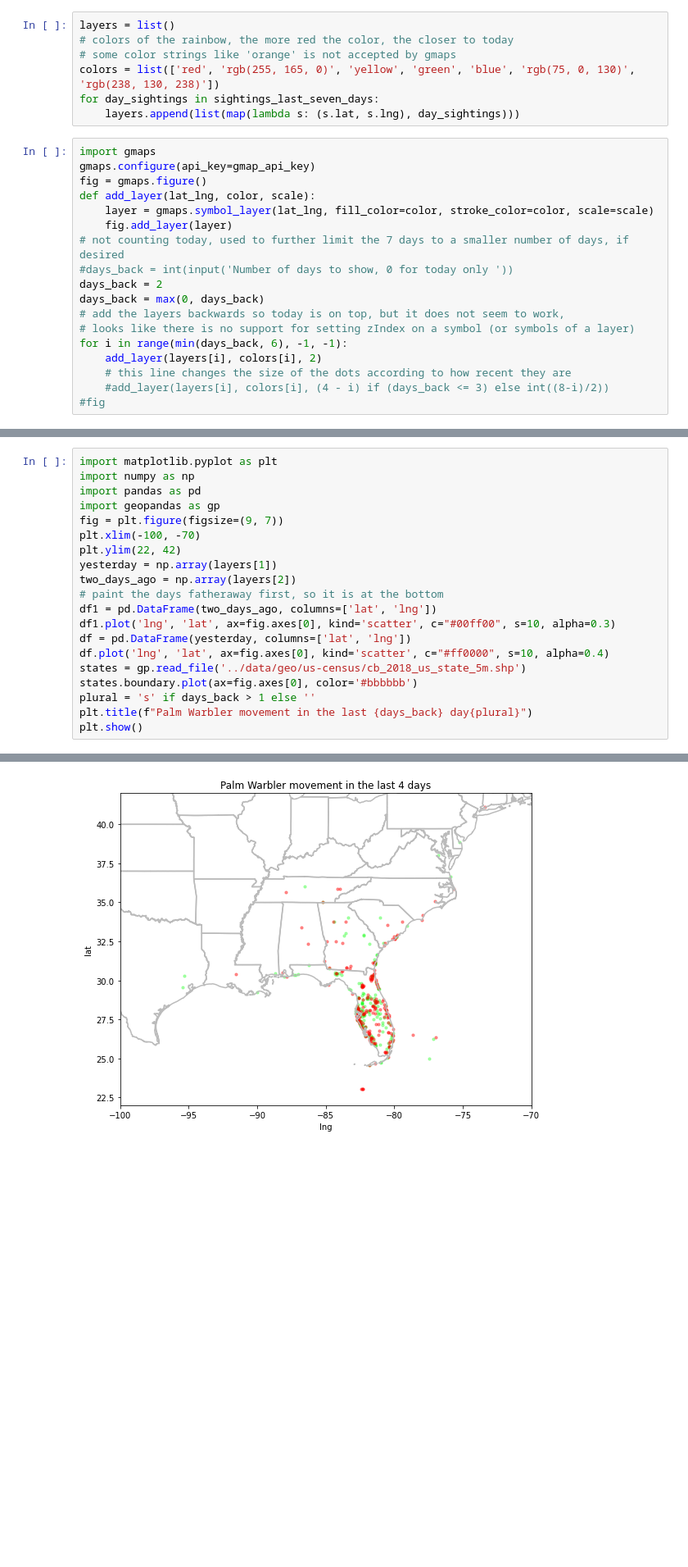
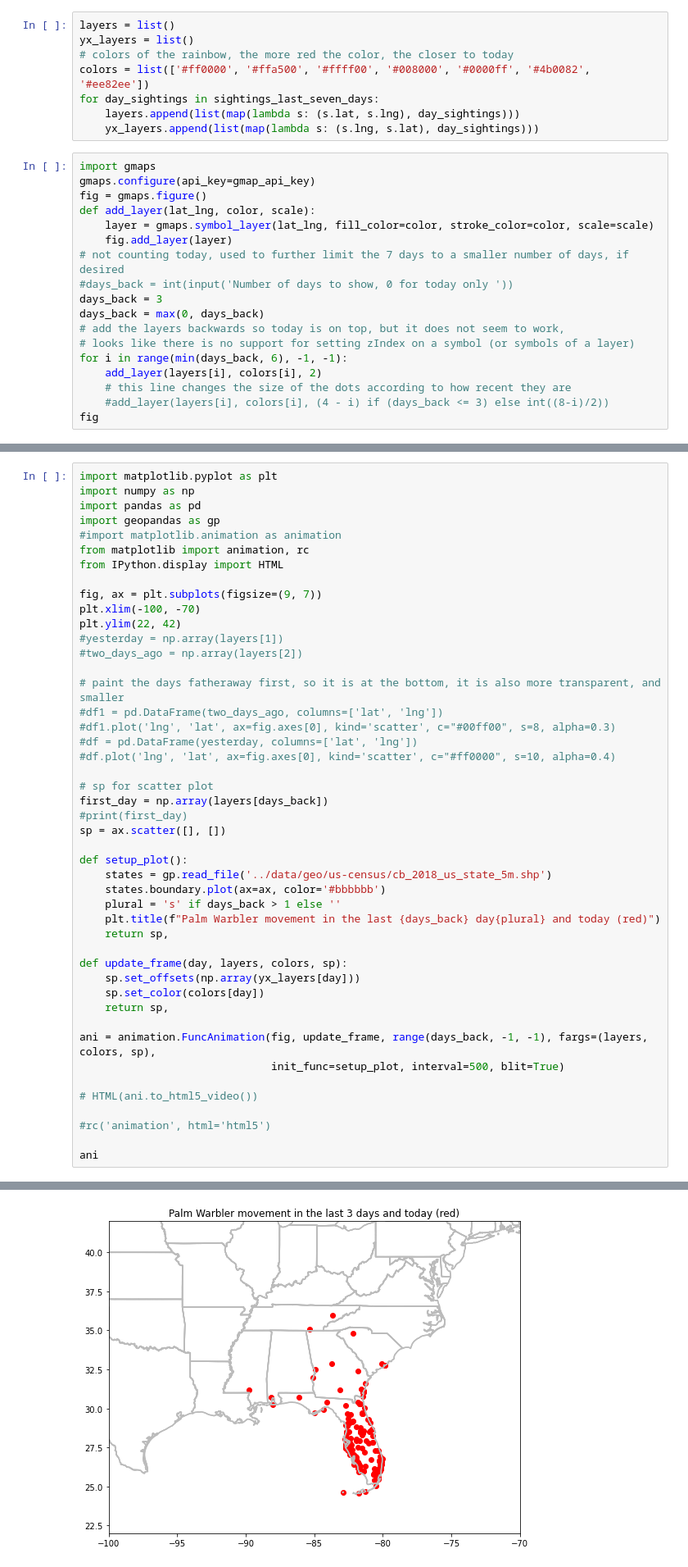
Before and after one commit to chishunkwong/jupyter, a Jupyter notebook: ebird_test.ipynb, the cells around one changed output, grey strips where cells are left out. Shown at 82% size. Cells and saved outputs as stored; diff of their text form; blank space fills up the shorter version.

Commit message:
animation working, but annoying static image still show

```diff
--- a/ebird_test.ipynb
+++ b/ebird_test.ipynb
@@ -33,11 +33,12 @@ for i in range(0, 7):
 #sightings_last_seven_days
 # %%
 layers = list()
+yx_layers = list()
 # colors of the rainbow, the more red the color, the closer to today
-# some color strings like 'orange' is not accepted by gmaps
-colors = list(['red', 'rgb(255, 165, 0)', 'yellow', 'green', 'blue', 'rgb(75, 0, 130)', 'rgb(238, 130, 238)'])
+colors = list(['#ff0000', '#ffa500', '#ffff00', '#008000', '#0000ff', '#4b0082', '#ee82ee'])
 for day_sightings in sightings_last_seven_days:
     layers.append(list(map(lambda s: (s.lat, s.lng), day_sightings)))
+    yx_layers.append(list(map(lambda s: (s.lng, s.lat), day_sightings)))
 # %%
 import gmaps
 gmaps.configure(api_key=gmap_api_key)
@@ -47,7 +48,7 @@ def add_layer(lat_lng, color, scale):
     fig.add_layer(layer)
 # not counting today, used to further limit the 7 days to a smaller number of days, if desired
 #days_back = int(input('Number of days to show, 0 for today only '))
-days_back = 2
+days_back = 3
 days_back = max(0, days_back)
 # add the layers backwards so today is on top, but it does not seem to work,
 # looks like there is no support for setting zIndex on a symbol (or symbols of a layer)
@@ -55,6 +56,6 @@ for i in range(min(days_back, 6), -1, -1):
     add_layer(layers[i], colors[i], 2)
     # this line changes the size of the dots according to how recent they are
     #add_layer(layers[i], colors[i], (4 - i) if (days_back <= 3) else int((8-i)/2))
-#fig
+fig
 # %% [output]
 [interactive output not drawn]
@@ -63,19 +66,45 @@ import matplotlib.pyplot as plt
 import numpy as np
 import pandas as pd
 import geopandas as gp
-fig = plt.figure(figsize=(9, 7))
+#import matplotlib.animation as animation
+from matplotlib import animation, rc
+from IPython.display import HTML
+
+fig, ax = plt.subplots(figsize=(9, 7))
 plt.xlim(-100, -70)
 plt.ylim(22, 42)
-yesterday = np.array(layers[1])
-two_days_ago = np.array(layers[2])
-# paint the days fatheraway first, so it is at the bottom
-df1 = pd.DataFrame(two_days_ago, columns=['lat', 'lng'])
-df1.plot('lng', 'lat', ax=fig.axes[0], kind='scatter', c="#00ff00", s=10, alpha=0.3)
-df = pd.DataFrame(yesterday, columns=['lat', 'lng'])
-df.plot('lng', 'lat', ax=fig.axes[0], kind='scatter', c="#ff0000", s=10, alpha=0.4)
-states = gp.read_file('../data/geo/us-census/cb_2018_us_state_5m.shp')
-states.boundary.plot(ax=fig.axes[0], color='#bbbbbb')
-plural = 's' if days_back > 1 else ''
-plt.title(f"Palm Warbler movement in the last {days_back} day{plural}")
-plt.show()
+#yesterday = np.array(layers[1])
+#two_days_ago = np.array(layers[2])
+
+# paint the days fatheraway first, so it is at the bottom, it is also more transparent, and smaller
+#df1 = pd.DataFrame(two_days_ago, columns=['lat', 'lng'])
+#df1.plot('lng', 'lat', ax=fig.axes[0], kind='scatter', c="#00ff00", s=8, alpha=0.3)
+#df = pd.DataFrame(yesterday, columns=['lat', 'lng'])
+#df.plot('lng', 'lat', ax=fig.axes[0], kind='scatter', c="#ff0000", s=10, alpha=0.4)
+
+# sp for scatter plot
+first_day = np.array(layers[days_back])
+#print(first_day)
+sp = ax.scatter([], [])
+
+def setup_plot():
+    states = gp.read_file('../data/geo/us-census/cb_2018_us_state_5m.shp')
+    states.boundary.plot(ax=ax, color='#bbbbbb')
+    plural = 's' if days_back > 1 else ''
+    plt.title(f"Palm Warbler movement in the last {days_back} day{plural} and today (red)")
+    return sp,
+
+def update_frame(day, layers, colors, sp):
+    sp.set_offsets(np.array(yx_layers[day]))
+    sp.set_color(colors[day])
+    return sp,
+
+ani = animation.FuncAnimation(fig, update_frame, range(days_back, -1, -1), fargs=(layers, colors, sp),
+                              init_func=setup_plot, interval=500, blit=True)
+
+# HTML(ani.to_html5_video())
+
+#rc('animation', html='html5')
+
+ani
 # %% [output]
@@ -82 +112 @@ plt.show()
-[figure, old version]
+[figure, new version]
```
Also changed, not shown: parts of 2 cells of this notebook.
